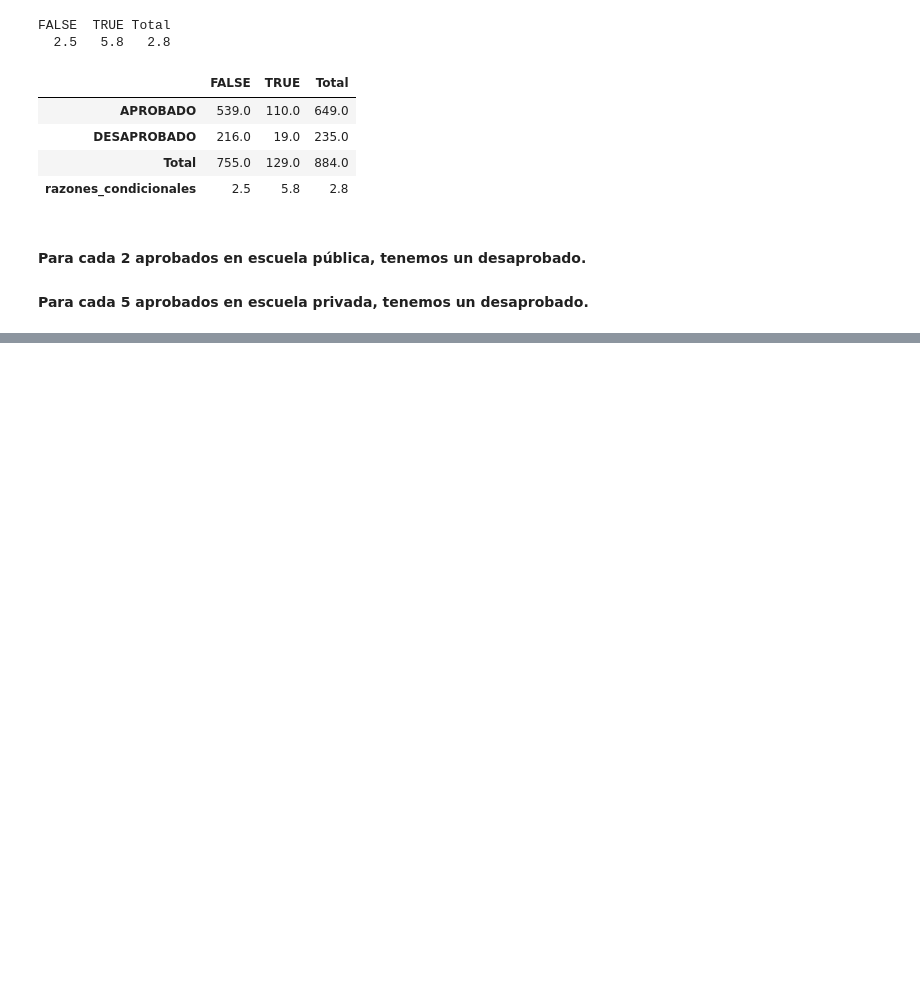
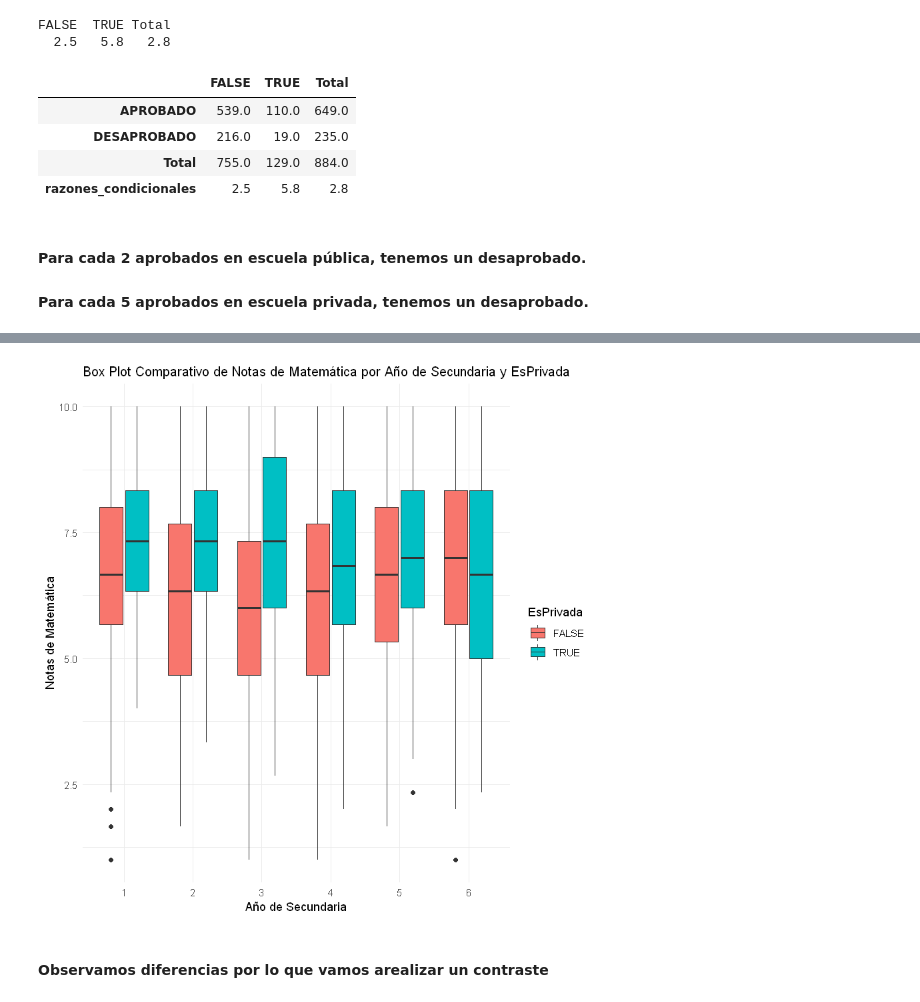
Before and after one commit to Nefertumm/EDM_2023, a Jupyter notebook: Dataset_escuelas/TP1.ipynb, the cells around one changed output, grey strips where cells are left out. Cells and saved outputs as stored; diff of their text form; code cells hidden in the pictures; blank space fills up the shorter version.

```diff
--- a/Dataset_escuelas/TP1.ipynb
+++ b/Dataset_escuelas/TP1.ipynb
@@ -3798,0 +3968,15 @@ FALSE  TRUE Total
+# %%
+# Filtrar el dataset
+bp_mat_secu <- filter(dataset_mas_limpio, asignatura == 'MATEMATICA' & Modalidad == 'Secundaria' & AñoCursado %in% c(1,2,3,4,5,6))
+
+# Realizar el Box Plot comparativo
+ggplot(bp_mat_secu, aes(x = factor(AñoCursado), y = Promedio, fill = EsPrivada)) +
+  geom_boxplot() +
+  xlab("Año de Secundaria") +
+  ylab("Notas de Matemática") +
+  ggtitle("Box Plot Comparativo de Notas de Matemática por Año de Secundaria y EsPrivada") +
+  theme_minimal() + theme(plot.title = element_text(size = 12))
+# %% [output]
+[figure, added]
+# %% [markdown]
+#### Observamos diferencias por lo que vamos arealizar un contraste
```
Also changed, not shown: parts of 30 cells of this notebook, 1 other file.
